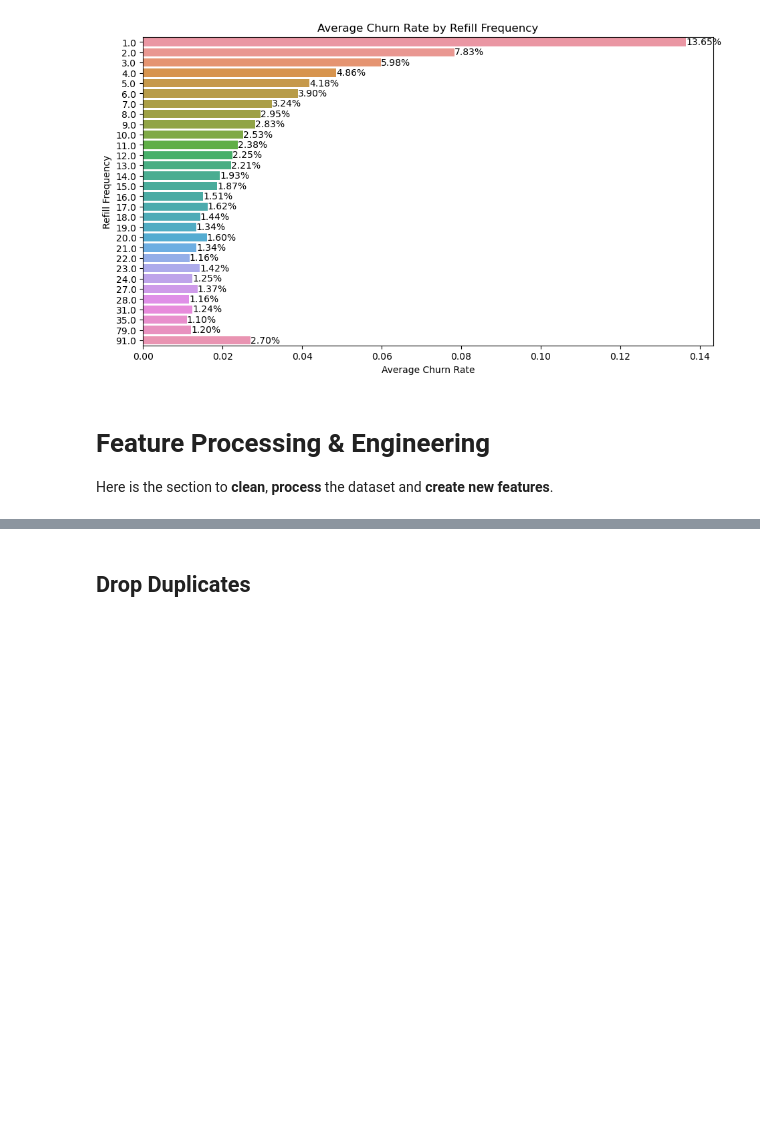
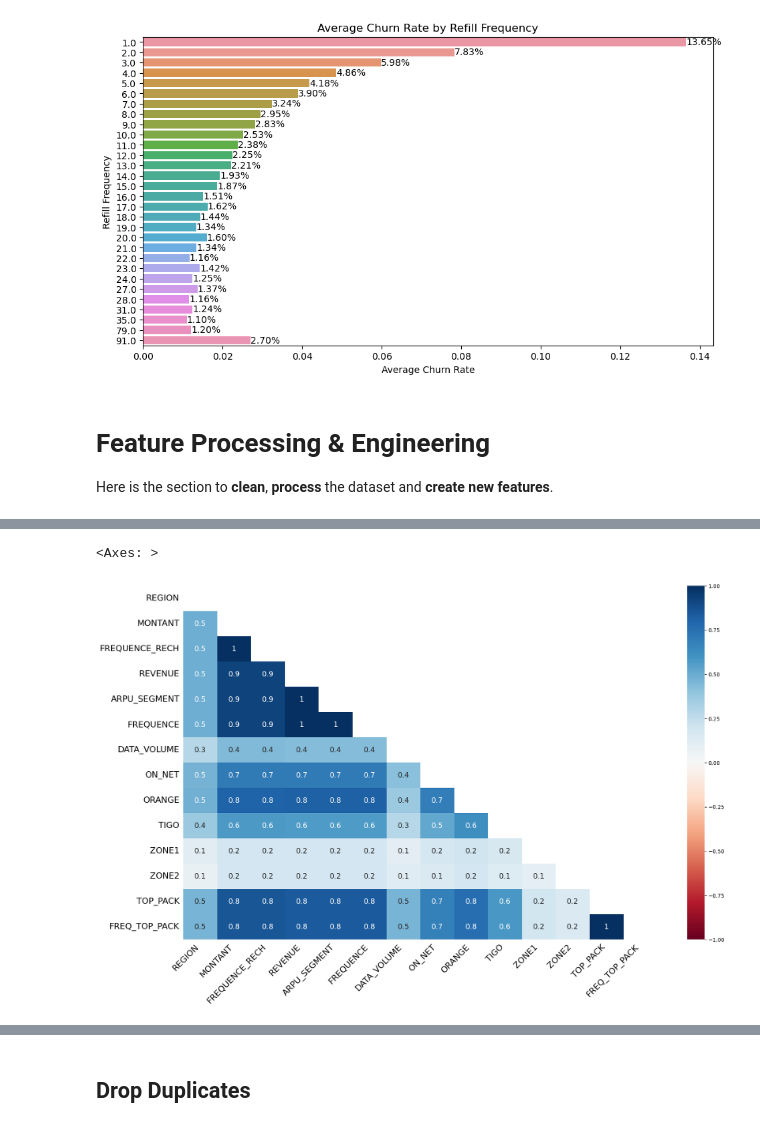
Before and after one commit to codedzifa/CAPSTONE, a Jupyter notebook: Capstone Customer Churn.ipynb, the cells around one changed output, grey strips where cells are left out. Drawn from its saved outputs; the diff is of its cells as text; code cells hidden in the pictures; blank space fills up the shorter version.

Commit message:
completed data cleaning

```diff
--- a/Capstone Customer Churn.ipynb
+++ b/Capstone Customer Churn.ipynb
@@ -746,0 +782,10 @@ Here is the section to **clean**, **process** the dataset and **create new featu
+# %%
+
+# Split the columns into numerical and categorical data
+df = train_df.copy()
+df.drop(['user_id'], axis=1, inplace=True)
+
+
+# split the data into features (X) and target variable (y)
+X = df.drop('CHURN', axis=1)
+y = df['CHURN']
@@ -746,0 +832,5 @@ Here is the section to **clean**, **process** the dataset and **create new featu
+# %%
+mno.heatmap(X)
+# %% [output]
+<Axes: >
+[figure, added]
```
Also changed, not shown: parts of 60 cells of this notebook.
